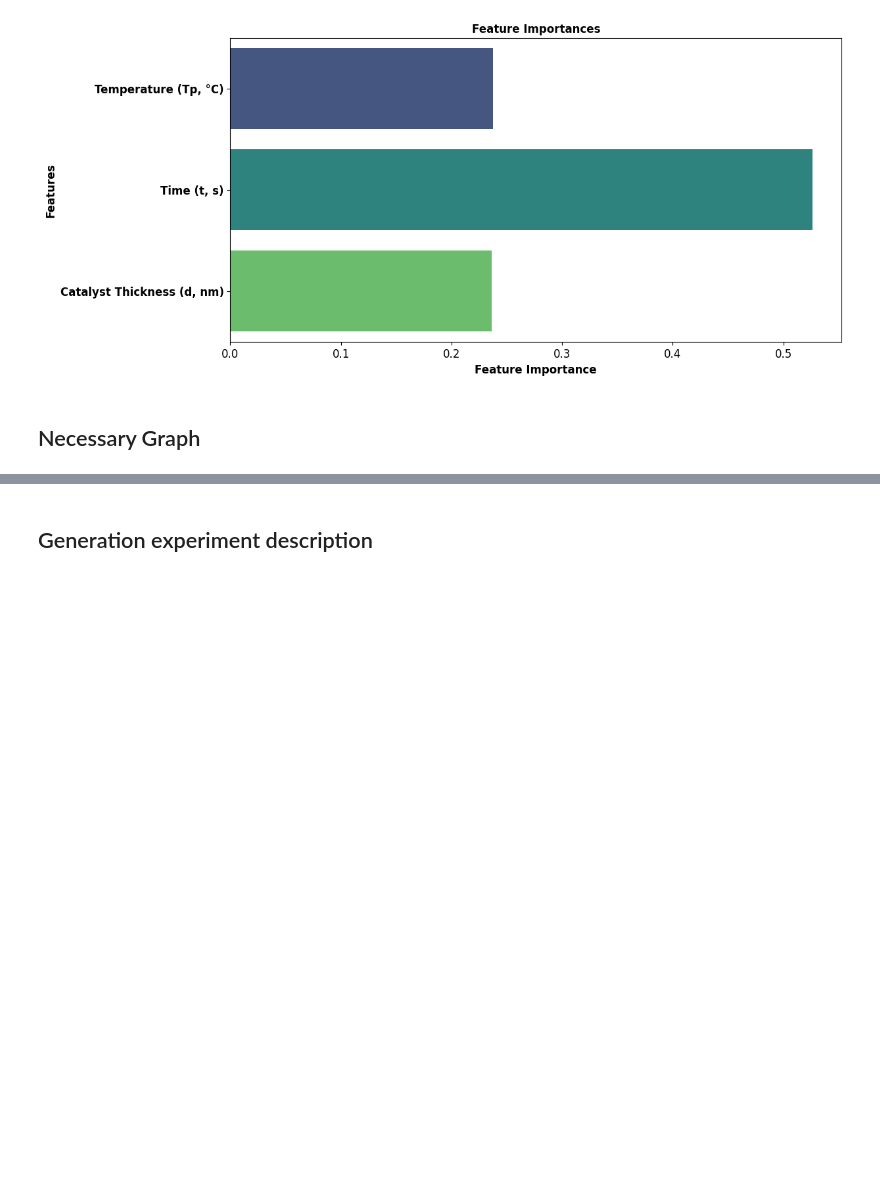
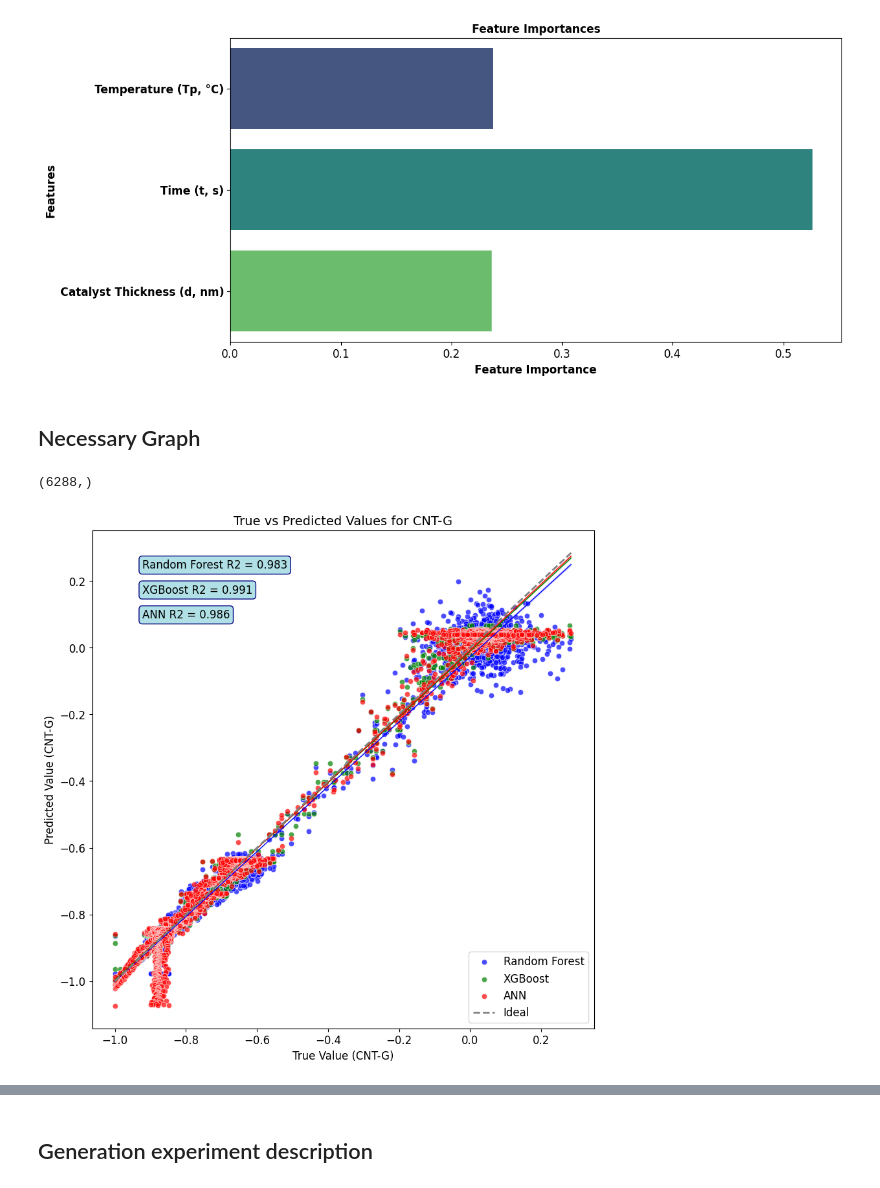
Before and after one commit to vaniseth/ARES-VIDURA, a Jupyter notebook: IL/IL-model.ipynb, the cells around one changed output, grey strips where cells are left out. Drawn from its saved outputs; the diff is of its cells as text; code cells hidden in the pictures; blank space fills up the shorter version.

Commit message:
updated graphs

```diff
--- a/IL/IL-model.ipynb
+++ b/IL/IL-model.ipynb
@@ -713,0 +719,10 @@ RMSE CNT-G: 0.034454538873384406
+# %%
+true_pred_plot_multiple(
+    Y_test,
+    [rf_model.predict(X_test).ravel(), xgb_model.predict(X_test).ravel(), ann_model.predict(X_test).ravel()],
+    ["Random Forest", "XGBoost", "ANN"],
+    "CNT-G"
+)
+# %% [output]
+(6288,)
+[figure, added]
```
Also changed, not shown: parts of 2 cells of this notebook, 1 other file.
